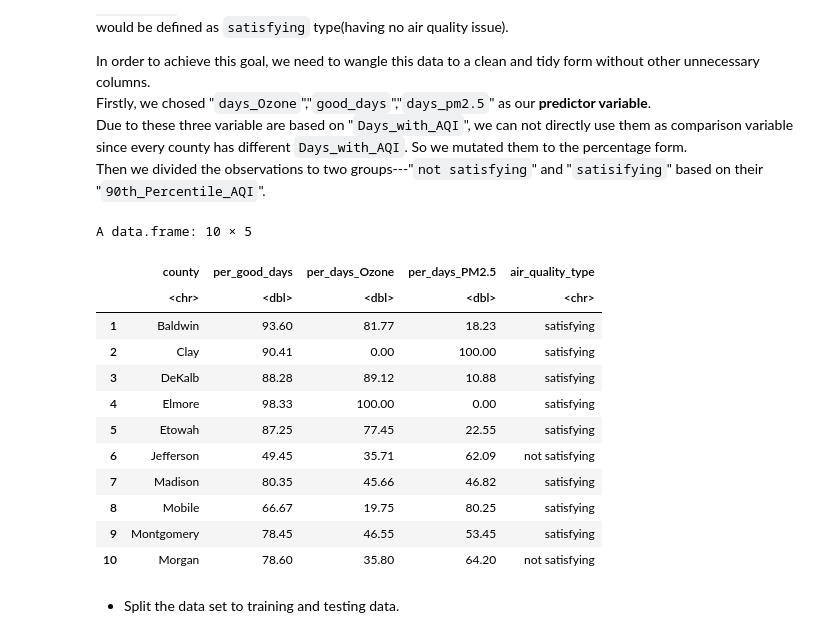
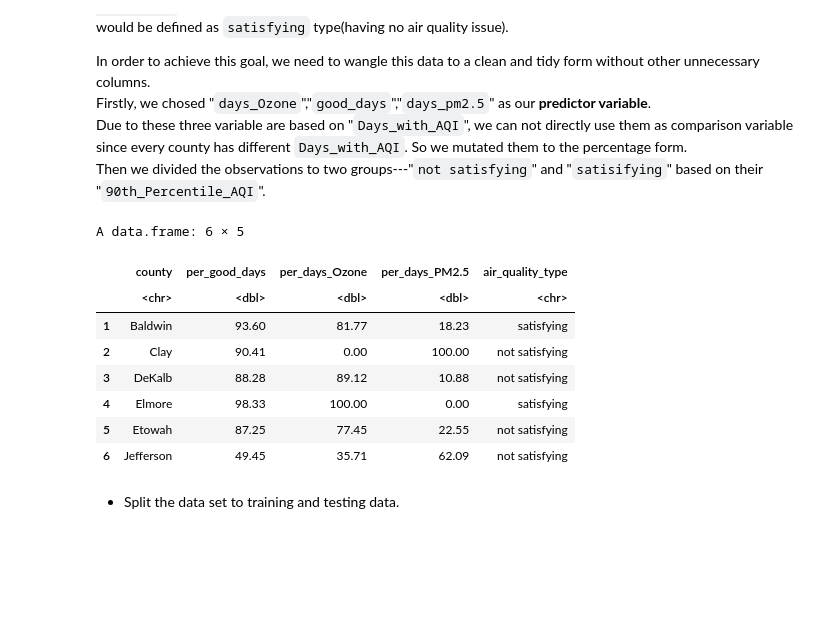
Before and after one commit to Hansen0014/Air-quality-data, a Jupyter notebook: Proposal.ipynb, the cells around one changed output. Cells and saved outputs as stored; diff of their text form; code cells hidden in the pictures; blank space fills up the shorter version.

```diff
--- a/Proposal.ipynb
+++ b/Proposal.ipynb
@@ -61,25 +74,21 @@ Then we divided the observations to two groups---"`not satisfying`" and "`satisi
 # %%
 Air_quality_cleaned <- Air_quality%>%
                 clean_names()%>%
                 mutate(per_days_Ozone = 100*days_ozone/days_with_aqi, per_days_PM2.5 = 100*days_pm2_5/days_with_aqi,
                        per_good_days = 100*good_days/days_with_aqi,
-                       air_quality_type = case_when(x90th_percentile_aqi >= 60 ~ "not satisfying", x90th_percentile_aqi < 60 ~ "satisfying")) %>%
+                       air_quality_type = case_when(x90th_percentile_aqi >= 50 ~ "not satisfying", x90th_percentile_aqi < 50 ~ "satisfying")) %>%
                 select(county, per_good_days, per_days_Ozone, per_days_PM2.5, air_quality_type)
-head(Air_quality_cleaned,10)
+head(Air_quality_cleaned)
 # %% [output]
-A data.frame: 10 × 5
+A data.frame: 6 × 5
 |  | county | per_good_days | per_days_Ozone | per_days_PM2.5 | air_quality_type |
 |  | <chr> | <dbl> | <dbl> | <dbl> | <chr> |
 | 1 | Baldwin | 93.60 | 81.77 | 18.23 | satisfying |
-| 2 | Clay | 90.41 | 0.00 | 100.00 | satisfying |
-| 3 | DeKalb | 88.28 | 89.12 | 10.88 | satisfying |
+| 2 | Clay | 90.41 | 0.00 | 100.00 | not satisfying |
+| 3 | DeKalb | 88.28 | 89.12 | 10.88 | not satisfying |
 | 4 | Elmore | 98.33 | 100.00 | 0.00 | satisfying |
-| 5 | Etowah | 87.25 | 77.45 | 22.55 | satisfying |
+| 5 | Etowah | 87.25 | 77.45 | 22.55 | not satisfying |
 | 6 | Jefferson | 49.45 | 35.71 | 62.09 | not satisfying |
-| 7 | Madison | 80.35 | 45.66 | 46.82 | satisfying |
-| 8 | Mobile | 66.67 | 19.75 | 80.25 | satisfying |
-| 9 | Montgomery | 78.45 | 46.55 | 53.45 | satisfying |
-| 10 | Morgan | 78.60 | 35.80 | 64.20 | not satisfying |
 # %% [markdown]
 * Split the data set to training and testing data.
 # %% [markdown]
```
Also changed, not shown: parts of 1 cell of this notebook.
